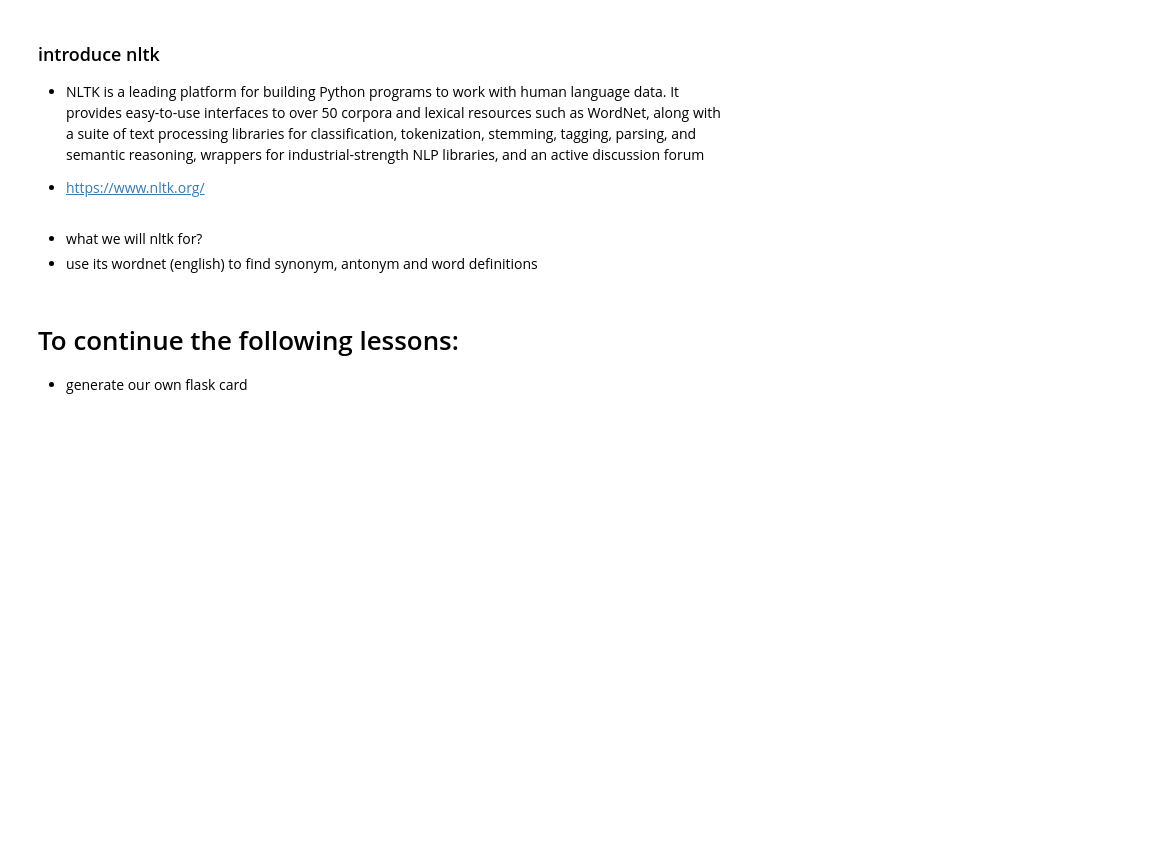
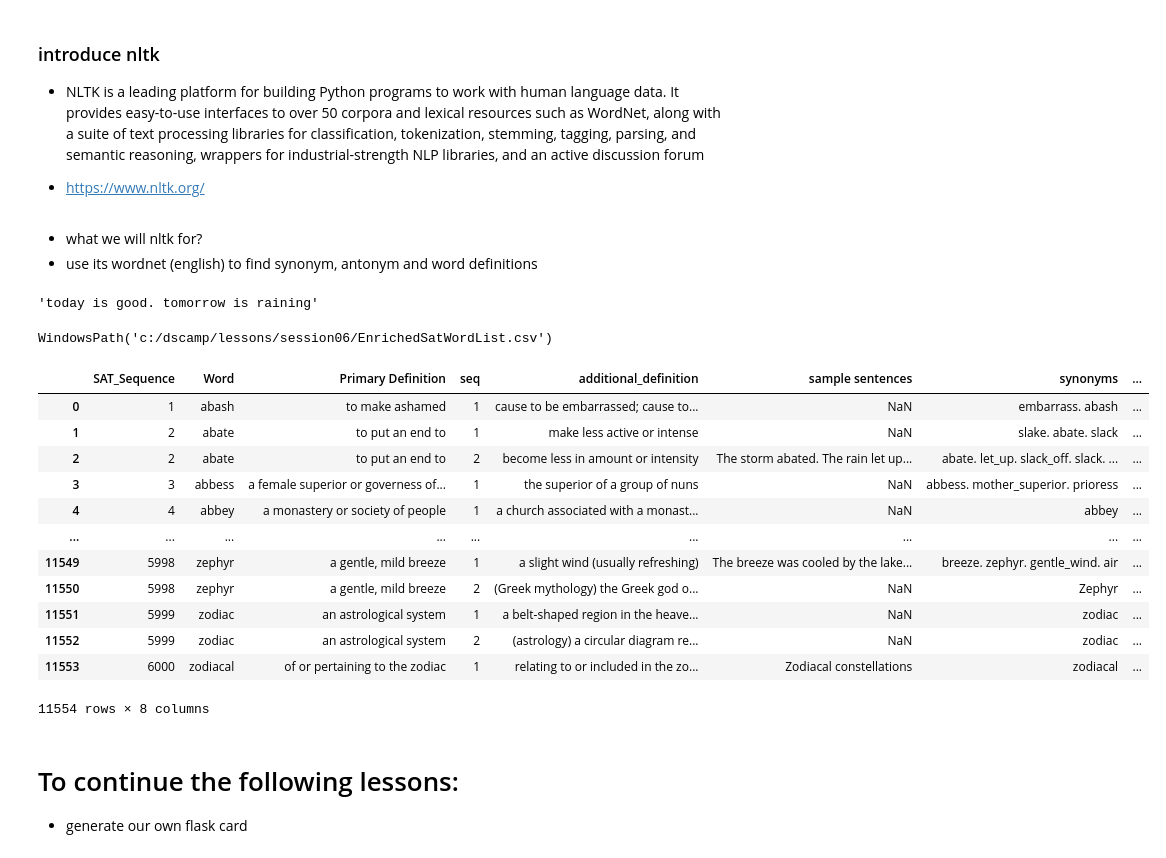
Before and after one commit to stemproaca/dscamp, a Jupyter notebook: lessons/session06/CrossLesson_nlp_scraping.ipynb, the cells around one changed output. Cells and saved outputs as stored; diff of their text form; code cells hidden in the pictures; blank space fills up the shorter version.

```diff
--- a/lessons/session06/CrossLesson_nlp_scraping.ipynb
+++ b/lessons/session06/CrossLesson_nlp_scraping.ipynb
@@ -186,6 +205,11 @@ def get_anto_syno_definition(sequence, token,defintion, grouping):
         result.append(one_row)
 
     return result
+# %%
+aa =["today is good", "tomorrow is raining"]
+'. '.join(aa)
+# %% [output]
+'today is good. tomorrow is raining'
 # %%
 def enrich_sat_wordlist(sat_word_list_file = None, enriched_output_file = None):
     """
@@ -234,3 +259,7 @@ def enrich_sat_wordlist(sat_word_list_file = None, enriched_output_file = None):
     df_enriched.to_csv(enriched_output_file, index = False)
 
     return enriched_output_file
+# %%
+Path(os.getcwd(), "EnrichedSatWordList.csv")
+# %% [output]
+WindowsPath('c:/dscamp/lessons/session06/EnrichedSatWordList.csv')
@@ -237,3 +268,19 @@ def enrich_sat_wordlist(sat_word_list_file = None, enriched_output_file = None):
+# %%
+df = pd.read_csv(Path(os.getcwd(), "EnrichedSatWordList.csv"))
+# %% [output]
+|  | SAT_Sequence | Word | Primary Definition | seq | additional_definition | sample sentences | synonyms | ... |
+| 0 | 1 | abash | to make ashamed | 1 | cause to be embarrassed; cause to... | NaN | embarrass. abash | ... |
+| 1 | 2 | abate | to put an end to | 1 | make less active or intense | NaN | slake. abate. slack | ... |
+| 2 | 2 | abate | to put an end to | 2 | become less in amount or intensity | The storm abated. The rain let up... | abate. let_up. slack_off. slack. ... | ... |
+| 3 | 3 | abbess | a female superior or governess of... | 1 | the superior of a group of nuns | NaN | abbess. mother_superior. prioress | ... |
+| 4 | 4 | abbey | a monastery or society of people | 1 | a church associated with a monast... | NaN | abbey | ... |
+| ... | ... | ... | ... | ... | ... | ... | ... | ... |
+| 11549 | 5998 | zephyr | a gentle, mild breeze | 1 | a slight wind (usually refreshing) | The breeze was cooled by the lake... | breeze. zephyr. gentle_wind. air | ... |
+| 11550 | 5998 | zephyr | a gentle, mild breeze | 2 | (Greek mythology) the Greek god o... | NaN | Zephyr | ... |
+| 11551 | 5999 | zodiac | an astrological system | 1 | a belt-shaped region in the heave... | NaN | zodiac | ... |
+| 11552 | 5999 | zodiac | an astrological system | 2 | (astrology) a circular diagram re... | NaN | zodiac | ... |
+| 11553 | 6000 | zodiacal | of or pertaining to the zodiac | 1 | relating to or included in the zo... | Zodiacal constellations | zodiacal | ... |
+11554 rows × 8 columns
 # %% [markdown]
 # To continue the following lessons:
 * generate our own flask card
```
Also changed, not shown: parts of 7 cells of this notebook, 4 other files.
